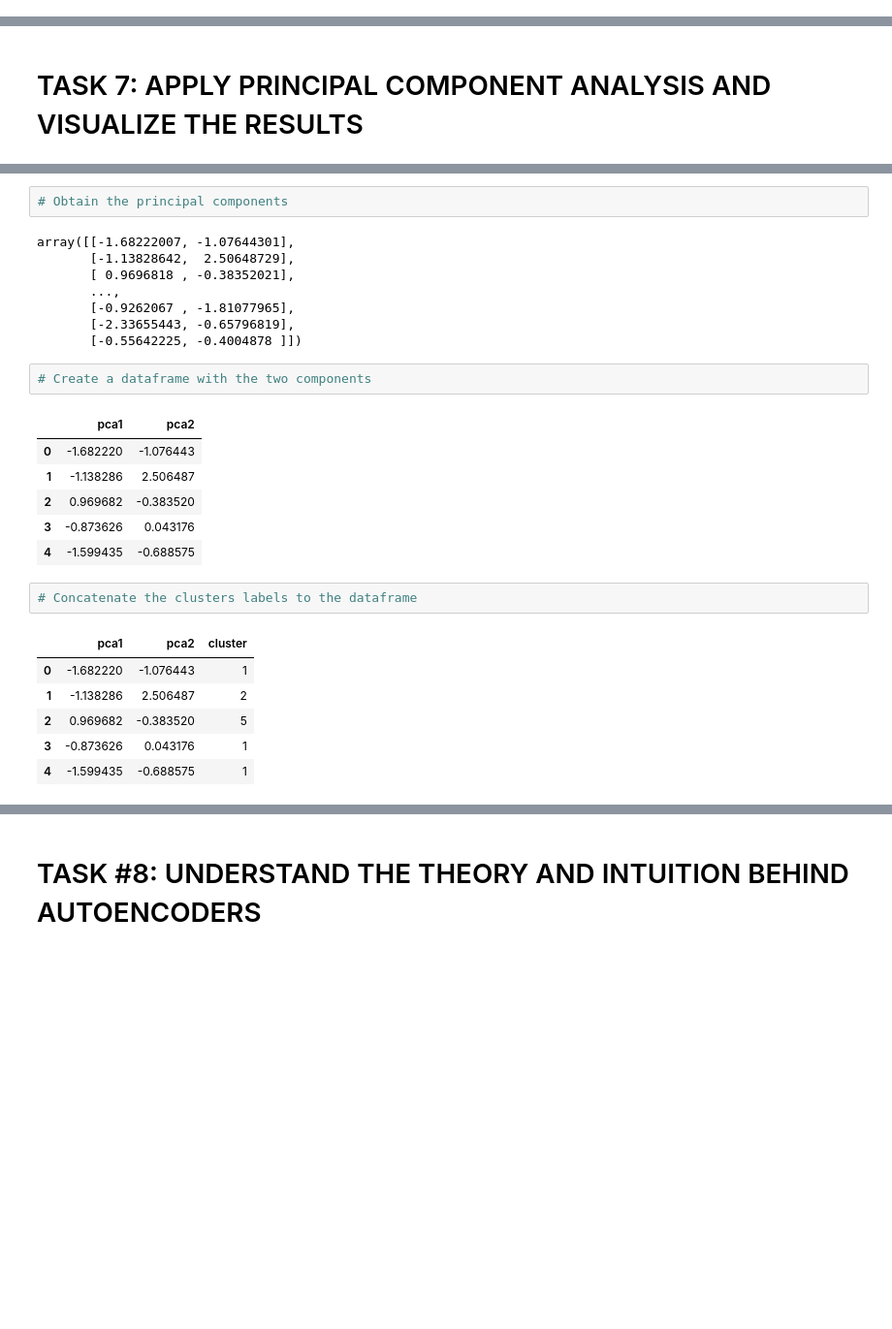
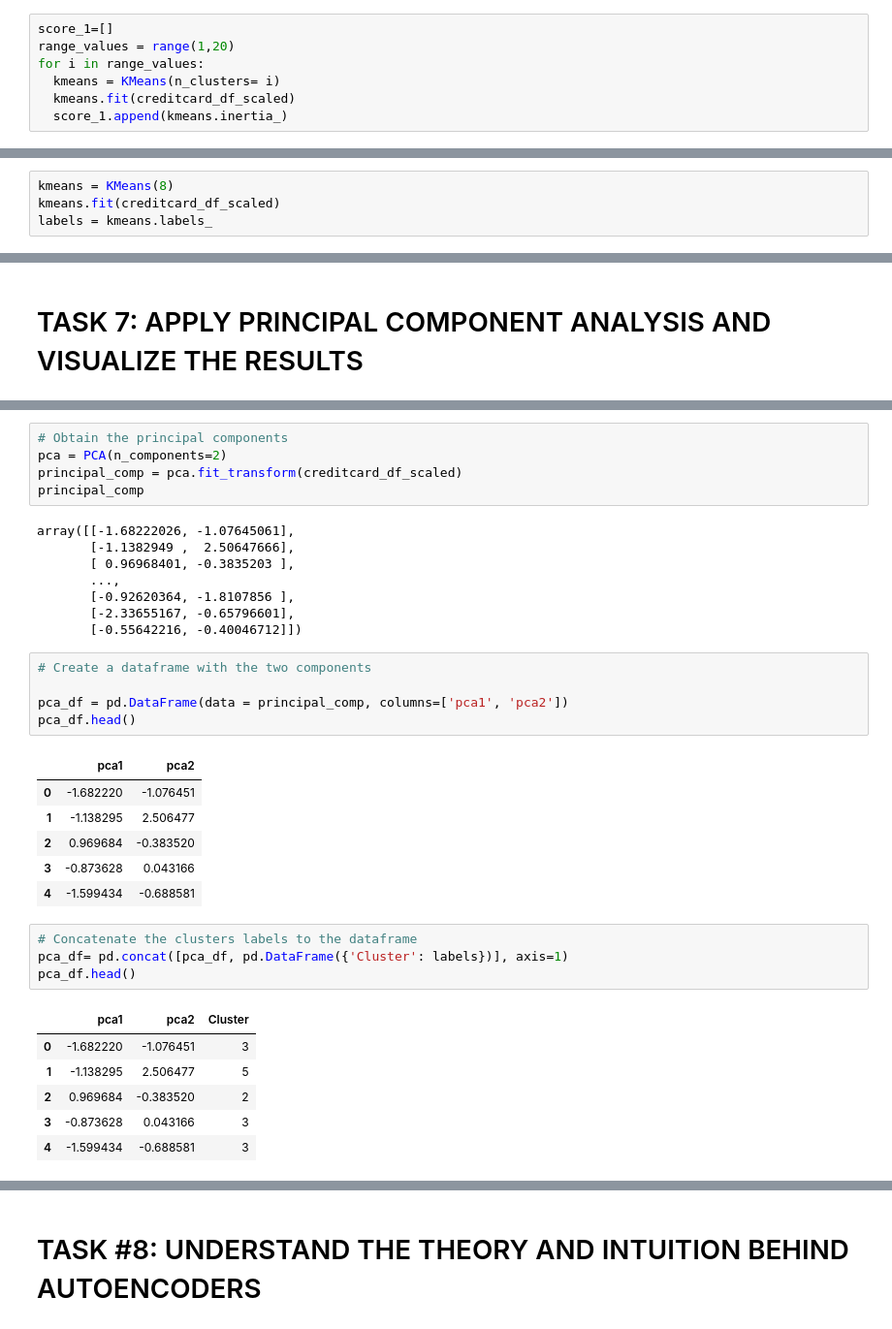
Before and after one commit to VipinBadoni26/DS_Marketing_Department, a Jupyter notebook: Marketing_Department_Skeleton.ipynb, the cells around one changed output, grey strips where cells are left out. Shown at 97% size. Drawn from its saved outputs; the diff is of its cells as text; blank space fills up the shorter version.

```diff
--- a/Marketing_Department_Skeleton.ipynb
+++ b/Marketing_Department_Skeleton.ipynb
@@ -231,0 +333,7 @@ array([[-0.73198937, -0.24943448, -0.42489974, ..., -0.31096755,
+# %%
+score_1=[]
+range_values = range(1,20)
+for i in range_values:
+  kmeans = KMeans(n_clusters= i)
+  kmeans.fit(creditcard_df_scaled)
+  score_1.append(kmeans.inertia_)
@@ -254,0 +355,4 @@ array([[-0.73198937, -0.24943448, -0.42489974, ..., -0.31096755,
+# %%
+kmeans = KMeans(8)
+kmeans.fit(creditcard_df_scaled)
+labels = kmeans.labels_
@@ -313,29 +434,37 @@ array([3, 2, 7, ..., 4, 4, 4], dtype=int32)
 ![alt text](https://drive.google.com/uc?id=1xDuvEnbuNqIjX5Zng39TCfGCf-BBDGf0)
 # %%
 # Obtain the principal components
+pca = PCA(n_components=2)
+principal_comp = pca.fit_transform(creditcard_df_scaled)
+principal_comp
 # %% [output]
-array([[-1.68222007, -1.07644301],
-       [-1.13828642,  2.50648729],
-       [ 0.9696818 , -0.38352021],
+array([[-1.68222026, -1.07645061],
+       [-1.1382949 ,  2.50647666],
+       [ 0.96968401, -0.3835203 ],
        ...,
-       [-0.9262067 , -1.81077965],
-       [-2.33655443, -0.65796819],
-       [-0.55642225, -0.4004878 ]])
+       [-0.92620364, -1.8107856 ],
+       [-2.33655167, -0.65796601],
+       [-0.55642216, -0.40046712]])
 # %%
 # Create a dataframe with the two components
+
+pca_df = pd.DataFrame(data = principal_comp, columns=['pca1', 'pca2'])
+pca_df.head()
 # %% [output]
 |  | pca1 | pca2 |
-| 0 | -1.682220 | -1.076443 |
-| 1 | -1.138286 | 2.506487 |
-| 2 | 0.969682 | -0.383520 |
-| 3 | -0.873626 | 0.043176 |
-| 4 | -1.599435 | -0.688575 |
+| 0 | -1.682220 | -1.076451 |
+| 1 | -1.138295 | 2.506477 |
+| 2 | 0.969684 | -0.383520 |
+| 3 | -0.873628 | 0.043166 |
+| 4 | -1.599434 | -0.688581 |
 # %%
 # Concatenate the clusters labels to the dataframe
+pca_df= pd.concat([pca_df, pd.DataFrame({'Cluster': labels})], axis=1)
+pca_df.head()
 # %% [output]
-|  | pca1 | pca2 | cluster |
-| 0 | -1.682220 | -1.076443 | 1 |
-| 1 | -1.138286 | 2.506487 | 2 |
-| 2 | 0.969682 | -0.383520 | 5 |
-| 3 | -0.873626 | 0.043176 | 1 |
-| 4 | -1.599435 | -0.688575 | 1 |
+|  | pca1 | pca2 | Cluster |
+| 0 | -1.682220 | -1.076451 | 3 |
+| 1 | -1.138295 | 2.506477 | 5 |
+| 2 | 0.969684 | -0.383520 | 2 |
+| 3 | -0.873628 | 0.043166 | 3 |
+| 4 | -1.599434 | -0.688581 | 3 |
```
Also changed, not shown: parts of 71 cells of this notebook.
